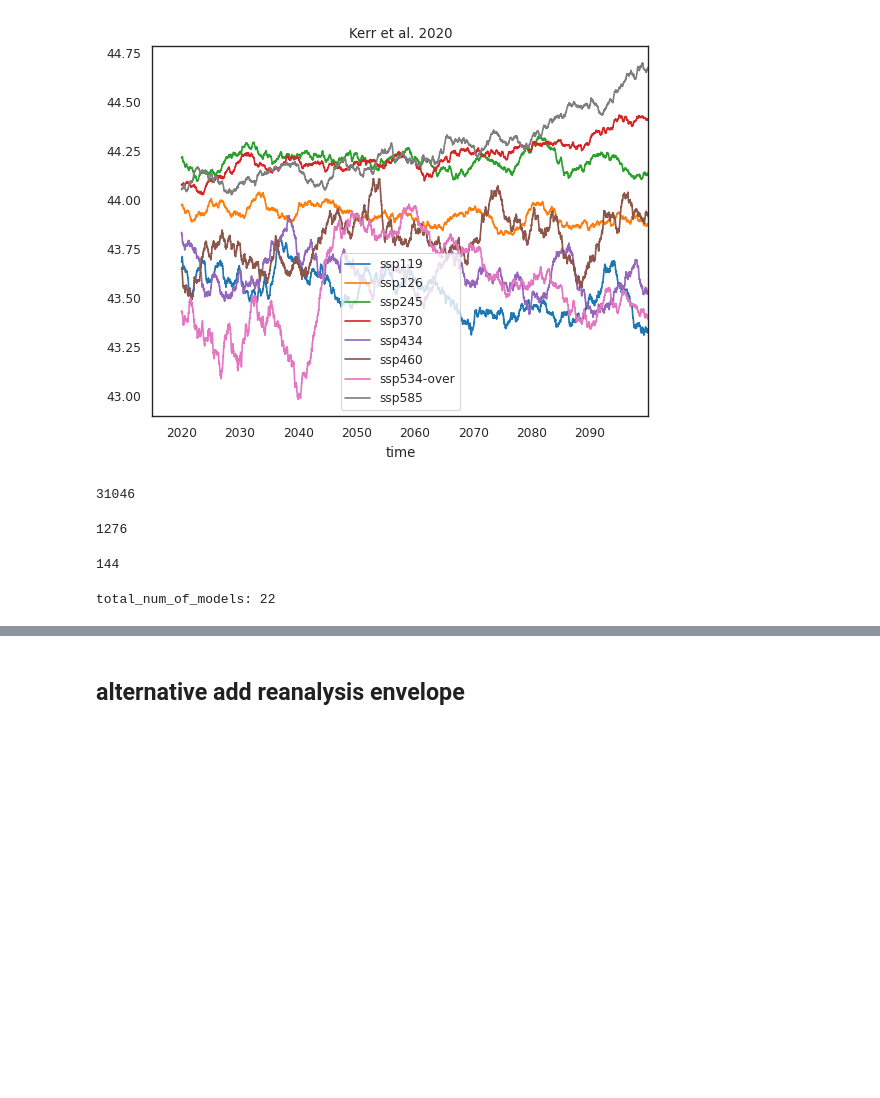
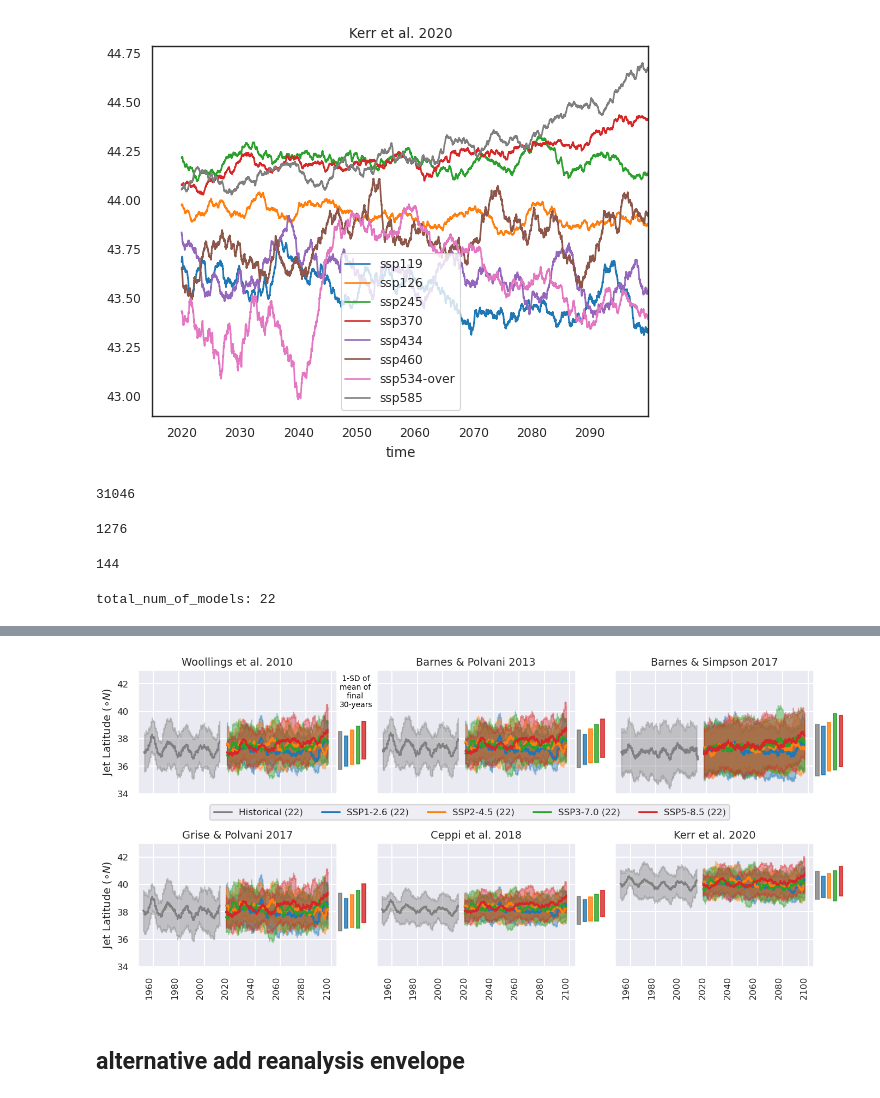
Before and after one commit to Thomasjkeel/uncertainty-in-npac-jet-shift, a Jupyter notebook: Figure_3.ipynb, the cells around one changed output, grey strips where cells are left out. Cells and saved outputs as stored; diff of their text form; code cells hidden in the pictures; blank space fills up the shorter version.

```diff
--- a/Figure_3.ipynb
+++ b/Figure_3.ipynb
@@ -706,0 +712,97 @@ Wall time: 42.4 s
+# %%
+MONTHS_TO_USE = [12, 1, 2]
+# %%
+%%time
+## Takes 5 seconds
+sns.set_context('talk')
+sns.set_style('darkgrid')
+fig, axes = plt.subplots(2, 3, figsize=(16, 8), sharex=True, sharey=True)
+ax_list = [[0, 0], [0, 1], [0, 2], [1, 0], [1, 1], [1, 2]]
+ax_ind = 0
+ymin, ymax = 34, 43
+use_legend=False
+multiplying_factor = 5
+WINDOW_SIZE = 91*multiplying_factor
+for metric_to_use, metric_data_name in zip(METRIC_NAMES, METRIC_DATA_NAMES):
+    ax = axes[ax_list[ax_ind][0]][ax_list[ax_ind][1]]
+    if metric_to_use == 'Bracegirdle et al. 2018' or metric_to_use == 'Barnes & Polvani 2015':
+        continue
+    if metric_to_use == "Barnes & Simpson 2017":
+        mean_all_models_ssp126 = all_df_npac_scenariomip_dataset[metric_to_use].resample('11d').first().loc[all_df_npac_scenariomip_dataset[metric_to_use].resample('11d').first().index.month.isin(MONTHS_TO_USE)][all_ssp126_cols].dropna(how='all').mean(axis=1).rolling(9*multiplying_factor, center=True).mean()
+        std_all_models_ssp126 = all_df_npac_scenariomip_dataset[metric_to_use].resample('11d').first().loc[all_df_npac_scenariomip_dataset[metric_to_use].resample('11d').first().index.month.isin(MONTHS_TO_USE)][all_ssp126_cols].dropna(how='all').rolling(9*multiplying_factor, center=True).mean().std(axis=1)
+        mean_all_models_ssp245 = all_df_npac_scenariomip_dataset[metric_to_use].resample('11d').first().loc[all_df_npac_scenariomip_dataset[metric_to_use].resample('11d').first().index.month.isin(MONTHS_TO_USE)][all_ssp245_cols].dropna(how='all').mean(axis=1).rolling(9*multiplying_factor, center=True).mean()
+        std_all_models_ssp245 = all_df_npac_scenariomip_dataset[metric_to_use].resample('11d').first().loc[all_df_npac_scenariomip_dataset[metric_to_use].resample('11d').first().index.month.isin(MONTHS_TO_USE)][all_ssp245_cols].dropna(how='all').rolling(9*multiplying_factor, center=True).mean().std(axis=1)
+        mean_all_models_ssp370 = all_df_npac_scenariomip_dataset[metric_to_use].resample('11d').first().loc[all_df_npac_scenariomip_dataset[metric_to_use].resample('11d').first().index.month.isin(MONTHS_TO_USE)][all_ssp370_cols].dropna(how='all').mean(axis=1).rolling(9*multiplying_factor, center=True).mean()
+        std_all_models_ssp370 = all_df_npac_scenariomip_dataset[metric_to_use].resample('11d').first().loc[all_df_npac_scenariomip_dataset[metric_to_use].resample('11d').first().index.month.isin(MONTHS_TO_USE)][all_ssp370_cols].dropna(how='all').rolling(9*multiplying_factor, center=True).mean().std(axis=1)
+        mean_all_models_ssp585 = all_df_npac_scenariomip_dataset[metric_to_use].resample('11d').first().loc[all_df_npac_scenariomip_dataset[metric_to_use].resample('11d').first().index.month.isin(MONTHS_TO_USE)][all_ssp585_cols].dropna(how='all').mean(axis=1).rolling(9*multiplying_factor, center=True).mean()
+        std_all_models_ssp585 = all_df_npac_scenariomip_dataset[metric_to_use].resample('11d').first().loc[all_df_npac_scenariomip_dataset[metric_to_use].resample('11d').first().index.month.isin(MONTHS_TO_USE)][all_ssp585_cols].dropna(how='all').rolling(9*multiplying_factor, center=True).mean().std(axis=1)
+
+        historical_mean = all_df_npac_hist_dataset[metric_to_use].resample('11d').first().loc[all_df_npac_hist_dataset[metric_to_use].resample('11d').first().index.month.isin(MONTHS_TO_USE)][models_in_hist_and_all_req_scenarios].dropna(how='all').rolling(9*multiplying_factor, center=True).mean().mean(axis=1)
+        historical_std = all_df_npac_hist_dataset[metric_to_use].resample('11d').first().loc[all_df_npac_hist_dataset[metric_to_use].resample('11d').first().index.month.isin(MONTHS_TO_USE)][models_in_hist_and_all_req_scenarios].dropna(how='all').rolling(9*multiplying_factor, center=True).mean().std(axis=1)
+    else:
+        mean_all_models_ssp126 = all_df_npac_scenariomip_dataset[metric_to_use].loc[all_df_npac_scenariomip_dataset[metric_to_use].index.month.isin(MONTHS_TO_USE)][all_ssp126_cols].rolling(WINDOW_SIZE, center=True).mean().mean(axis=1)
+        std_all_models_ssp126 = all_df_npac_scenariomip_dataset[metric_to_use].loc[all_df_npac_scenariomip_dataset[metric_to_use].index.month.isin(MONTHS_TO_USE)][all_ssp126_cols].rolling(WINDOW_SIZE, center=True).mean().std(axis=1)
+        mean_all_models_ssp245 = all_df_npac_scenariomip_dataset[metric_to_use].loc[all_df_npac_scenariomip_dataset[metric_to_use].index.month.isin(MONTHS_TO_USE)][all_ssp245_cols].rolling(WINDOW_SIZE, center=True).mean().mean(axis=1)
+        std_all_models_ssp245 = all_df_npac_scenariomip_dataset[metric_to_use].loc[all_df_npac_scenariomip_dataset[metric_to_use].index.month.isin(MONTHS_TO_USE)][all_ssp245_cols].rolling(WINDOW_SIZE, center=True).mean().std(axis=1)
+        mean_all_models_ssp370 = all_df_npac_scenariomip_dataset[metric_to_use].loc[all_df_npac_scenariomip_dataset[metric_to_use].index.month.isin(MONTHS_TO_USE)][all_ssp370_cols].rolling(WINDOW_SIZE, center=True).mean().mean(axis=1)
+        std_all_models_ssp370 = all_df_npac_scenariomip_dataset[metric_to_use].loc[all_df_npac_scenariomip_dataset[metric_to_use].index.month.isin(MONTHS_TO_USE)][all_ssp370_cols].rolling(WINDOW_SIZE, center=True).mean().std(axis=1)
+        mean_all_models_ssp585 = all_df_npac_scenariomip_dataset[metric_to_use].loc[all_df_npac_scenariomip_dataset[metric_to_use].index.month.isin(MONTHS_TO_USE)][all_ssp585_cols].rolling(WINDOW_SIZE, center=True).mean().mean(axis=1)
+        std_all_models_ssp585 = all_df_npac_scenariomip_dataset[metric_to_use].loc[all_df_npac_scenariomip_dataset[metric_to_use].index.month.isin(MONTHS_TO_USE)][all_ssp585_cols].rolling(WINDOW_SIZE, center=True).mean().std(axis=1)
+
+        historical_mean = all_df_npac_hist_dataset[metric_to_use].loc[all_df_npac_hist_dataset[metric_to_use].index.month.isin(MONTHS_TO_USE)][models_in_hist_and_all_req_scenarios].rolling(WINDOW_SIZE, center=True).mean().mean(axis=1)
+        historical_std = all_df_npac_hist_dataset[metric_to_use].loc[all_df_npac_hist_dataset[metric_to_use].index.month.isin(MONTHS_TO_USE)][models_in_hist_and_all_req_scenarios].rolling(WINDOW_SIZE, center=True).mean().std(axis=1)
+
+    if metric_to_use == "Kerr et al. 2020":
+        use_legend = True
+    historical_mean.plot(ax=ax, color='grey')
+    mean_all_models_ssp126.plot(ax=ax, color='C0')
+    mean_all_models_ssp245.plot(ax=ax, color='C1')
+    mean_all_models_ssp370.plot(ax=ax, color='C2')
+    mean_all_models_ssp585.plot(ax=ax, color='C3')
+    if use_legend:
+        ax.legend([f"Historical ({number_of_models})", f"SSP1-2.6 ({number_of_models})", f"SSP2-4.5 ({number_of_models})",\
+                   f"SSP3-7.0 ({number_of_models})", f"SSP5-8.5 ({number_of_models})"],\
+                  bbox_to_anchor=(0.6,1.15), loc='lower right', fontsize=12, ncols=5)
+        # ax.legend([f"Historical ({len(all_df_npac_hist_dataset[metric_to_use][models_in_hist_and_all_req_scenarios].columns)})", f"SSP1-2.6 ({len(all_ssp126_cols)})", f"SSP2-4.5 ({len(all_ssp370_cols)})",\
+        #            f"SSP3-7.0 ({len(all_ssp370_cols)})", f"SSP5-8.5 ({len(all_ssp585_cols)})"],\
+        #           bbox_to_anchor=(0.6,1.15), loc='lower right', fontsize=12, ncols=5)
+
+    ax.fill_between((historical_mean-historical_std).dropna().index.values, (historical_mean+historical_std).dropna().values, (historical_mean-historical_std).dropna().values,\
+                        color='grey', alpha=.4)
+
+    ax.fill_between((mean_all_models_ssp126-std_all_models_ssp126).dropna().index.values, (mean_all_models_ssp126+std_all_models_ssp126).dropna().values, (mean_all_models_ssp126-std_all_models_ssp126).dropna().values,\
+                        color='C0', alpha=.4)
+    ax.fill_between((mean_all_models_ssp245-std_all_models_ssp245).dropna().index.values, (mean_all_models_ssp245+std_all_models_ssp245).dropna().values, (mean_all_models_ssp245-std_all_models_ssp245).dropna().values,\
+                        color='C1', alpha=.4)
+    ax.fill_between((mean_all_models_ssp370-std_all_models_ssp370).dropna().index.values, (mean_all_models_ssp370+std_all_models_ssp370).dropna().values, (mean_all_models_ssp370-std_all_models_ssp370).dropna().values,\
+                        color='C2', alpha=.4)
+    ax.fill_between((mean_all_models_ssp585-std_all_models_ssp585).dropna().index.values, (mean_all_models_ssp585+std_all_models_ssp585).dropna().values, (mean_all_models_ssp585-std_all_models_ssp585).dropna().values,\
+                        color='C3', alpha=.4)
+    ax.set_title(metric_to_use, size=14)
+    ax.set_ylim(ymin, ymax)
+    if ax_list[ax_ind][0] == 1:
+        ax.set_xticks(ax.get_xticks(), ax.get_xticklabels(), rotation=90, fontsize=12)
+        ax.set_xlabel('')
+    if ax_list[ax_ind][1] == 0:
+        ax.set_yticks(ax.get_yticks(), ax.get_yticklabels(), fontsize=12)
+        ax.set_ylabel(r'Jet Latitude (${\circ} N$)', size=14)
+
+    sd_below_mean_last_30y_historical, sd_above_mean_last_30y_historical = (historical_mean-historical_std)["1984":"2014"].mean(), (historical_mean+historical_std)["1984":"2014"].mean()
+    sd_below_mean_last_30y_ssp126, sd_above_mean_last_30y_ssp126 = (mean_all_models_ssp126-std_all_models_ssp126)["2071":"2100"].mean(), (mean_all_models_ssp126+std_all_models_ssp126)["2070":"2100"].mean()
+    sd_below_mean_last_30y_ssp245, sd_above_mean_last_30y_ssp245 = (mean_all_models_ssp245-std_all_models_ssp245)["2071":"2100"].mean(), (mean_all_models_ssp245+std_all_models_ssp245)["2070":"2100"].mean()
+    sd_below_mean_last_30y_ssp370, sd_above_mean_last_30y_ssp370 = (mean_all_models_ssp370-std_all_models_ssp370)["2071":"2100"].mean(), (mean_all_models_ssp370+std_all_models_ssp370)["2070":"2100"].mean()
+    sd_below_mean_last_30y_ssp585, sd_above_mean_last_30y_ssp585 = (mean_all_models_ssp585-std_all_models_ssp585)["2071":"2100"].mean(), (mean_all_models_ssp585+std_all_models_ssp585)["2070":"2100"].mean()
+    current_xlim_max = 49064# ax.get_xlim()[1]
+    # print(current_xlim_max)
+    ax.set_xlim(-8056, 49064)
+    if metric_to_use == "Woollings et al. 2010":
+        ax.text(s=' 1-SD of\nmean of\n   final\n30-years', x=(current_xlim_max+800), y=40.3, fontsize=10, color='k')
+    ax.add_patch(mpatches.Rectangle(xy=(current_xlim_max+500, sd_below_mean_last_30y_historical), width=1000, height=(sd_above_mean_last_30y_historical-sd_below_mean_last_30y_historical), color='grey', alpha=.8, clip_on= False))
+    ax.add_patch(mpatches.Rectangle(xy=((current_xlim_max+1000)+700+500, sd_below_mean_last_30y_ssp126), width=1000, height=(sd_above_mean_last_30y_ssp126-sd_below_mean_last_30y_ssp126), color='C0', alpha=.8, clip_on= False))
+    ax.add_patch(mpatches.Rectangle(xy=((current_xlim_max+1000*2)+700*2+500, sd_below_mean_last_30y_ssp245), width=1000, height=(sd_above_mean_last_30y_ssp245-sd_below_mean_last_30y_ssp245), color='C1', alpha=.8, clip_on= False))
+    ax.add_patch(mpatches.Rectangle(xy=((current_xlim_max+1000*3)+700*3+500, sd_below_mean_last_30y_ssp370), width=1000, height=(sd_above_mean_last_30y_ssp370-sd_below_mean_last_30y_ssp370), color='C2', alpha=.8, clip_on= False))
+    ax.add_patch(mpatches.Rectangle(xy=((current_xlim_max+1000*4)+700*4+500, sd_below_mean_last_30y_ssp585), width=1000, height=(sd_above_mean_last_30y_ssp585-sd_below_mean_last_30y_ssp585), color='C3', alpha=.8, clip_on= False))
+    ax_ind += 1
+fig.subplots_adjust(hspace=.4)
+# fig.savefig("figures/figure_3_DJF.png", dpi=300, bbox_inches='tight')
+# %% [output]
@@ -707,3 +811,4 @@ Wall time: 42.4 s
+[figure, added]
 # %% [markdown]
 ## alternative add reanalysis envelope
 # %%
```
Also changed, not shown: parts of 9 cells of this notebook, 4 other files.
